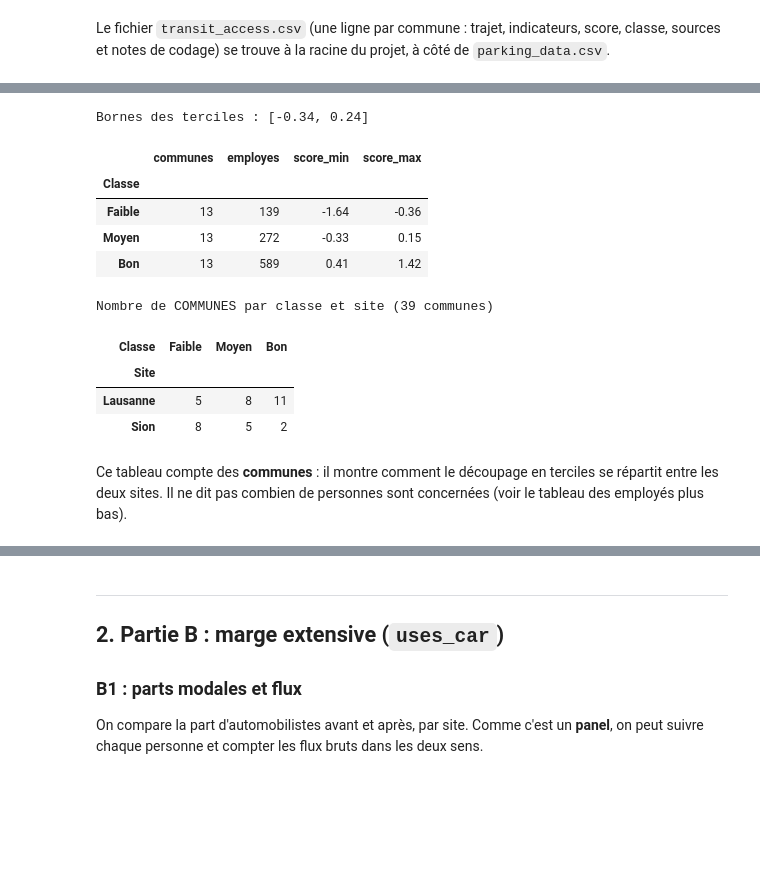
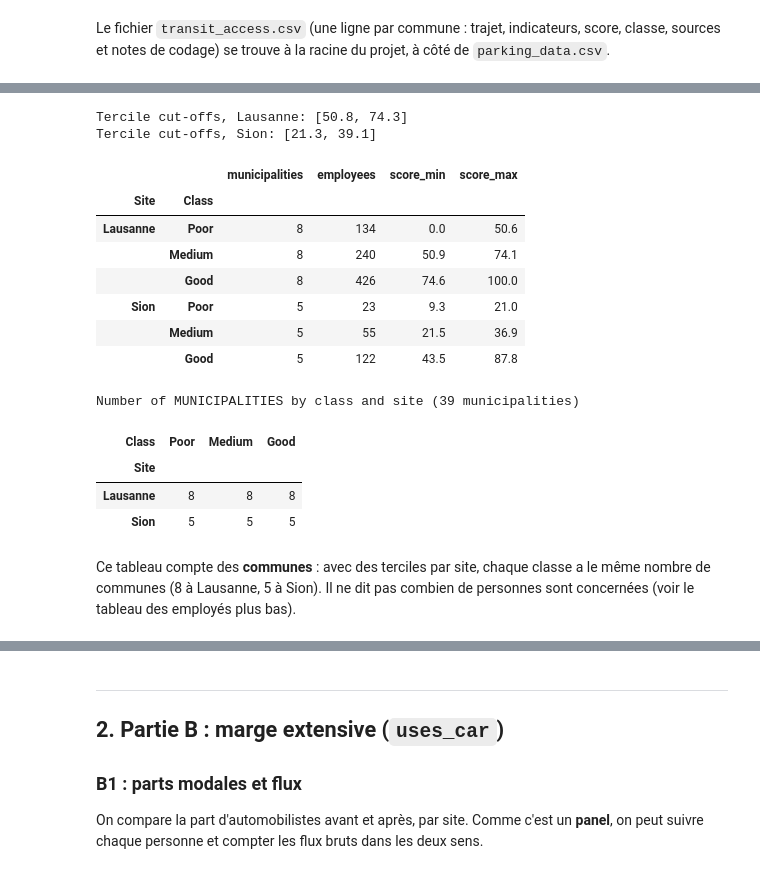
Before and after one commit to AndrewEberhardt/Public_Policy_Project, a Jupyter notebook: explications.ipynb, the cells around one changed output, grey strips where cells are left out. Saved outputs shown, nothing was run; the diff lists cells and outputs as text; code cells hidden in the pictures; blank space fills up the shorter version.

```diff
--- a/explications.ipynb
+++ b/explications.ipynb
@@ -332,23 +393,28 @@ dire « pas de TP »**, mais « accès moins bon que la commune moyenne de l'éc
 # %%
-print("Bornes des terciles :", tA1.Score.quantile([1/3, 2/3]).round(2).tolist())
-display(tA1.groupby("Classe").agg(communes=("Commune", "size"), employes=("Employés", "sum"),
-                                  score_min=("Score", "min"), score_max=("Score", "max"))
-           .loc[["Faible", "Moyen", "Bon"]])
-print("Nombre de COMMUNES par classe et site (39 communes)")
-pd.crosstab(tA1.Site, tA1.Classe)[["Faible", "Moyen", "Bon"]]
+for site, g in tA1.groupby("Site"):
+    print(f"Tercile cut-offs, {site}:", g.Score.quantile([1/3, 2/3]).round(1).tolist())
+display(tA1.groupby(["Site", "Class"]).agg(municipalities=("Municipality", "size"), employees=("Employees", "sum"),
+                                           score_min=("Score", "min"), score_max=("Score", "max"))
+           .reindex(["Poor", "Medium", "Good"], level=1))
+print("Number of MUNICIPALITIES by class and site (39 municipalities)")
+pd.crosstab(tA1.Site, tA1.Class)[["Poor", "Medium", "Good"]]
 # %% [output]
-Bornes des terciles : [-0.34, 0.24]
+Tercile cut-offs, Lausanne: [50.8, 74.3]
+Tercile cut-offs, Sion: [21.3, 39.1]
-|  | communes | employes | score_min | score_max |
-| Classe |  |  |  |  |
-| Faible | 13 | 139 | -1.64 | -0.36 |
-| Moyen | 13 | 272 | -0.33 | 0.15 |
-| Bon | 13 | 589 | 0.41 | 1.42 |
+|  |  | municipalities | employees | score_min | score_max |
+| Site | Class |  |  |  |  |
+| Lausanne | Poor | 8 | 134 | 0.0 | 50.6 |
+|  | Medium | 8 | 240 | 50.9 | 74.1 |
+|  | Good | 8 | 426 | 74.6 | 100.0 |
+| Sion | Poor | 5 | 23 | 9.3 | 21.0 |
+|  | Medium | 5 | 55 | 21.5 | 36.9 |
+|  | Good | 5 | 122 | 43.5 | 87.8 |
-Nombre de COMMUNES par classe et site (39 communes)
+Number of MUNICIPALITIES by class and site (39 municipalities)
-| Classe | Faible | Moyen | Bon |
+| Class | Poor | Medium | Good |
 | Site |  |  |  |
-| Lausanne | 5 | 8 | 11 |
-| Sion | 8 | 5 | 2 |
+| Lausanne | 8 | 8 | 8 |
+| Sion | 5 | 5 | 5 |
 # %% [markdown]
-Ce tableau compte des **communes** : il montre comment le découpage en terciles se répartit entre les deux sites.
-Il ne dit pas combien de personnes sont concernées (voir le tableau des employés plus bas).
+Ce tableau compte des **communes** : avec des terciles par site, chaque classe a le même nombre de communes
+(8 à Lausanne, 5 à Sion). Il ne dit pas combien de personnes sont concernées (voir le tableau des employés plus bas).
 # %% [markdown]
```
Also changed, not shown: parts of 29 cells of this notebook, 47 other files.
